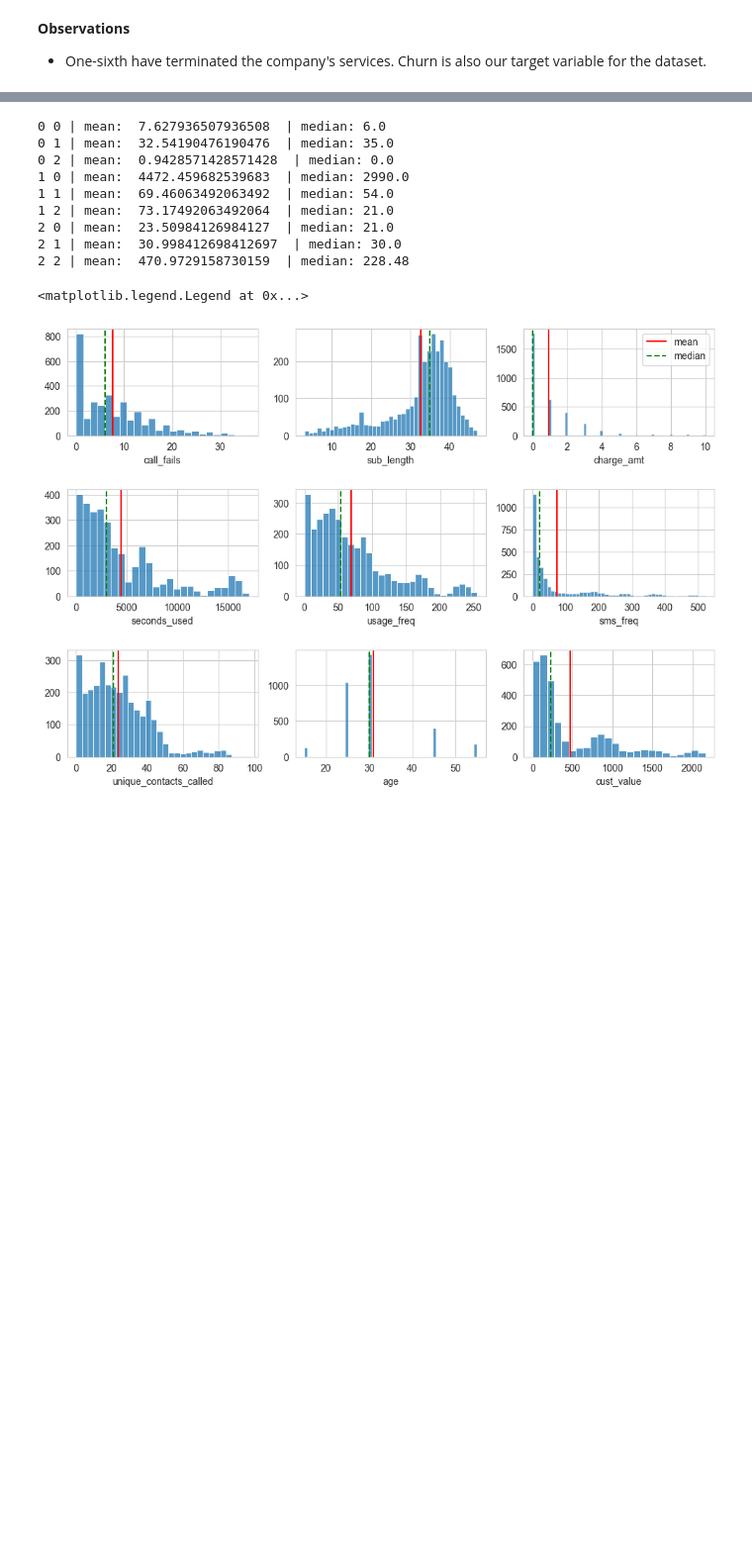
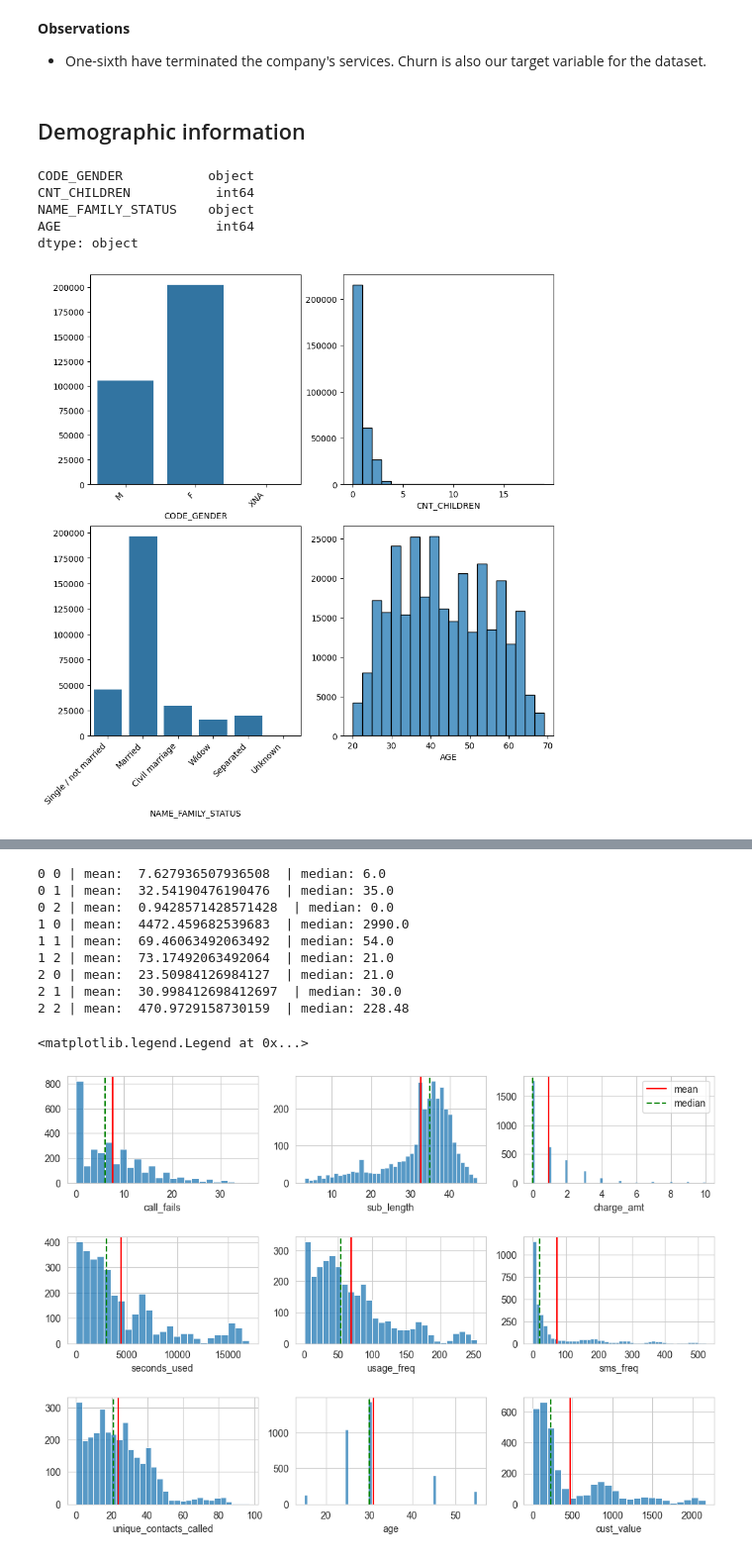
Before and after one commit to mlcuadra1/Credit-Risk, a Jupyter notebook: notebooks/Script 2 - EDA.ipynb, the cells around one changed output, grey strips where cells are left out. Shown at 99% size. Cells and saved outputs as stored; diff of their text form; code cells hidden in the pictures; blank space fills up the shorter version.

Commit message:
Until demographic

```diff
--- a/notebooks/Script 2 - EDA.ipynb
+++ b/notebooks/Script 2 - EDA.ipynb
@@ -37,7 +53,7 @@ dtypes: float64(65), int64(41), object(16)
 memory usage: 286.2+ MB
 # %%
 # Defining groupings
-demographic_cols = ['CODE_GENDER', 'CNT_CHILDREN', 'NAME_FAMILY_STATUS', 'DAYS_BIRTH']
+demographic_cols = ['CODE_GENDER', 'CNT_CHILDREN', 'NAME_FAMILY_STATUS', 'AGE']
 socioeconomic_cols = ['AMT_INCOME_TOTAL', 'NAME_INCOME_TYPE', 'NAME_EDUCATION_TYPE', 'DAYS_EMPLOYED', 'OCCUPATION_TYPE', 'ORGANIZATION_TYPE']
 socioeconomic_misc_cols = ['FLAG_OWN_CAR', 'FLAG_OWN_REALTY', 'OWN_CAR_AGE', 'DAYS_LAST_PHONE_CHANGE']
 
@@ -88,0 +131,13 @@ def draw_mean_median(dataframe, axes, i):
+# %% [markdown]
+## Demographic information
+# %%
+multi_dtype_plot(app_train_clean_df, demographic_cols, 2, 2)
+
+app_train_clean_df[demographic_cols].dtypes
+# %% [output]
+CODE_GENDER           object
+CNT_CHILDREN           int64
+NAME_FAMILY_STATUS    object
+AGE                    int64
+dtype: object
+[figure, added]
```
Also changed, not shown: parts of 7 cells of this notebook.
